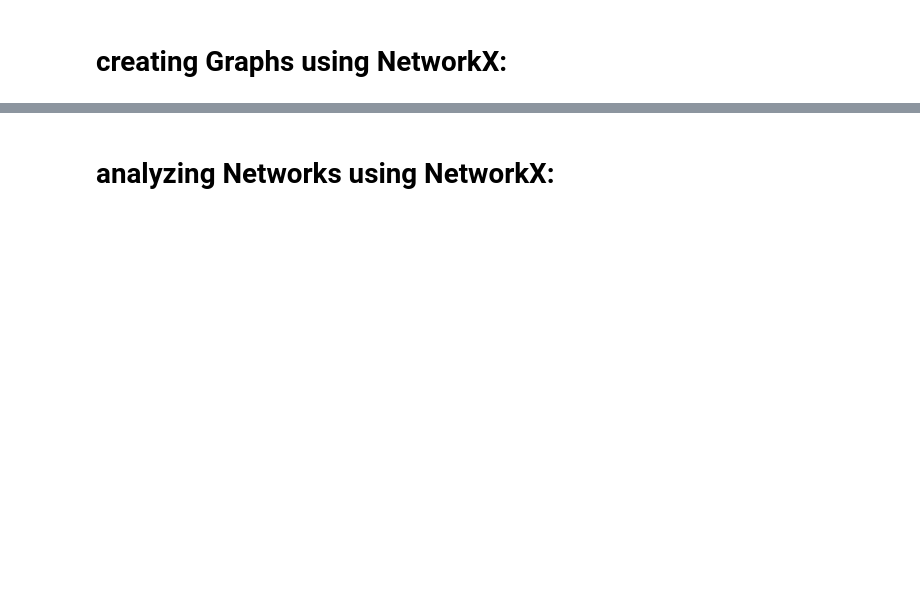
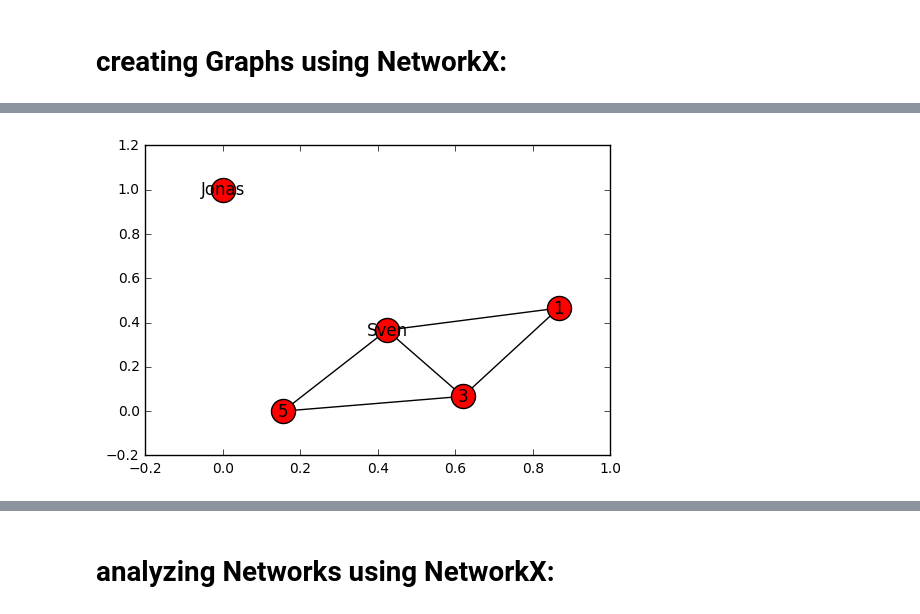
Before and after one commit to AuelJonas/IgraphNetworkXIntroduction, a Jupyter notebook: NetworkX/NetworkX.ipynb, the cells around one changed output, grey strips where cells are left out. Cells and saved outputs as stored; diff of their text form; code cells hidden in the pictures; blank space fills up the shorter version.

```diff
--- a/NetworkX/NetworkX.ipynb
+++ b/NetworkX/NetworkX.ipynb
@@ -22,8 +26,10 @@ plt.show()
 # %%
 # remove nodes:
-###
+G.remove_node(2)
 nx.draw_networkx(G)
 plt.show()
+# %% [output]
+[figure, added]
 # %%
 # create random graph:
 H = nx.Graph()
```
Also changed, not shown: parts of 9 cells of this notebook, 1 other file.
